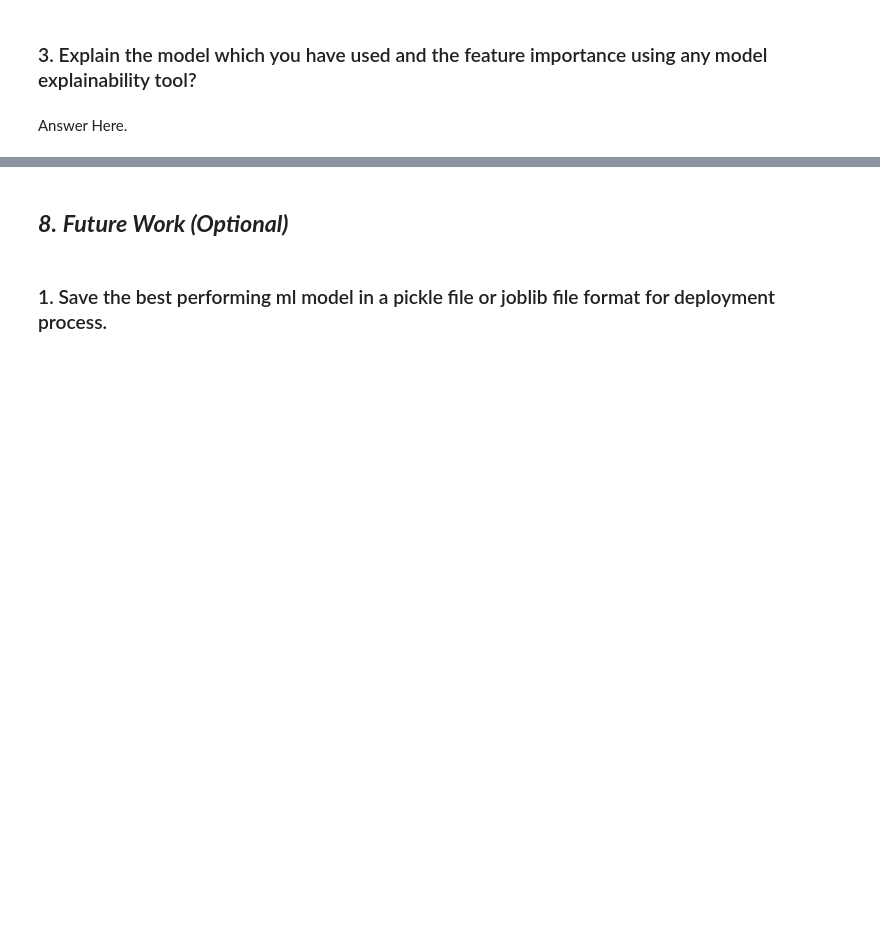
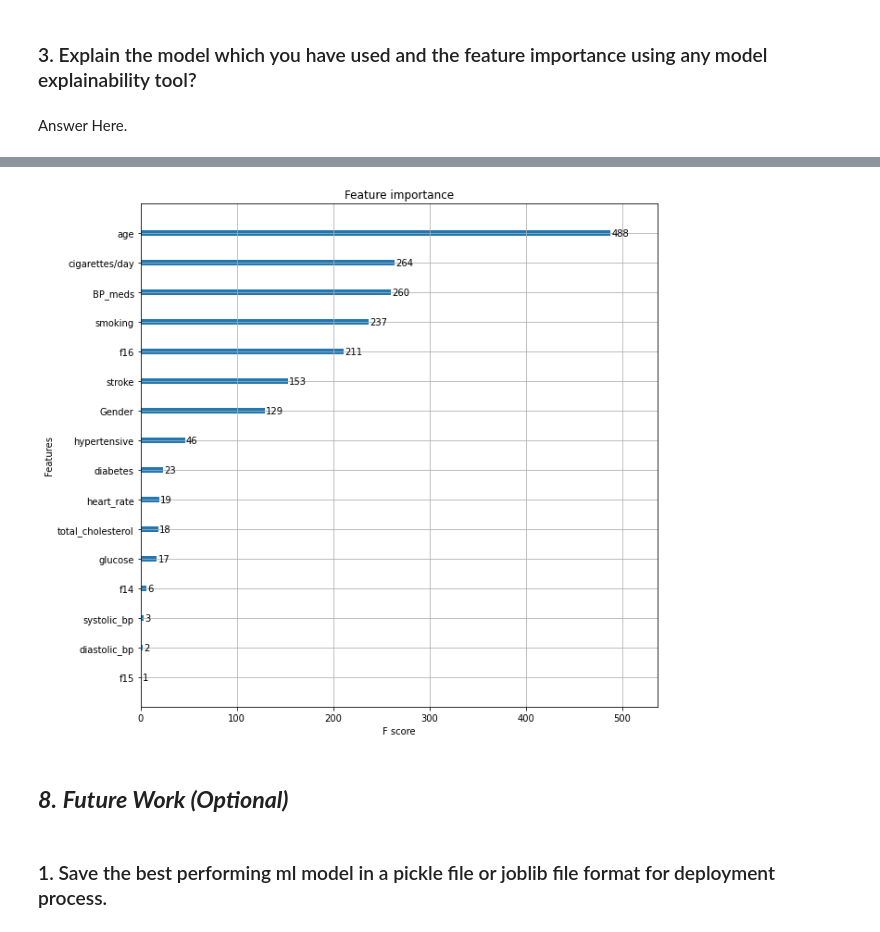
Before and after one commit to santoshmahanti/Cardiovascular-Risk-Prediction, a Jupyter notebook: Cardiovascular_Risk_Prediction.ipynb, the cells around one changed output, grey strips where cells are left out. Saved outputs shown, nothing was run; the diff lists cells and outputs as text; code cells hidden in the pictures; blank space fills up the shorter version.

```diff
--- a/Cardiovascular_Risk_Prediction.ipynb
+++ b/Cardiovascular_Risk_Prediction.ipynb
@@ -2156,0 +2172,4 @@ Answer Here.
+# %%
+#using XGBoost
+xg_cla = XGBClassifier(objective='binary:logistic',colsample_bytree = 0.7, learning_rate = 0.01,
+                max_depth = 10, alpha = 10, n_estimators = 10,subsample=1)
@@ -2157,3 +2225,13 @@ Answer Here.
+# %%
+import xgboost
+orig_feature_names = list(data.columns)
+orig_feature_names.remove('10yearCHD')
+xg_cla.get_booster().feature_names = orig_feature_names
+ax = xgboost.plot_importance(xg_cla)
+ax.figure.set_size_inches(10, 10)
+plt.show()
+# %% [output]
+[figure, added]
 # %% [markdown]
 ## ***8.*** ***Future Work (Optional)***
 # %% [markdown]
```
Also changed, not shown: parts of 101 cells of this notebook.
